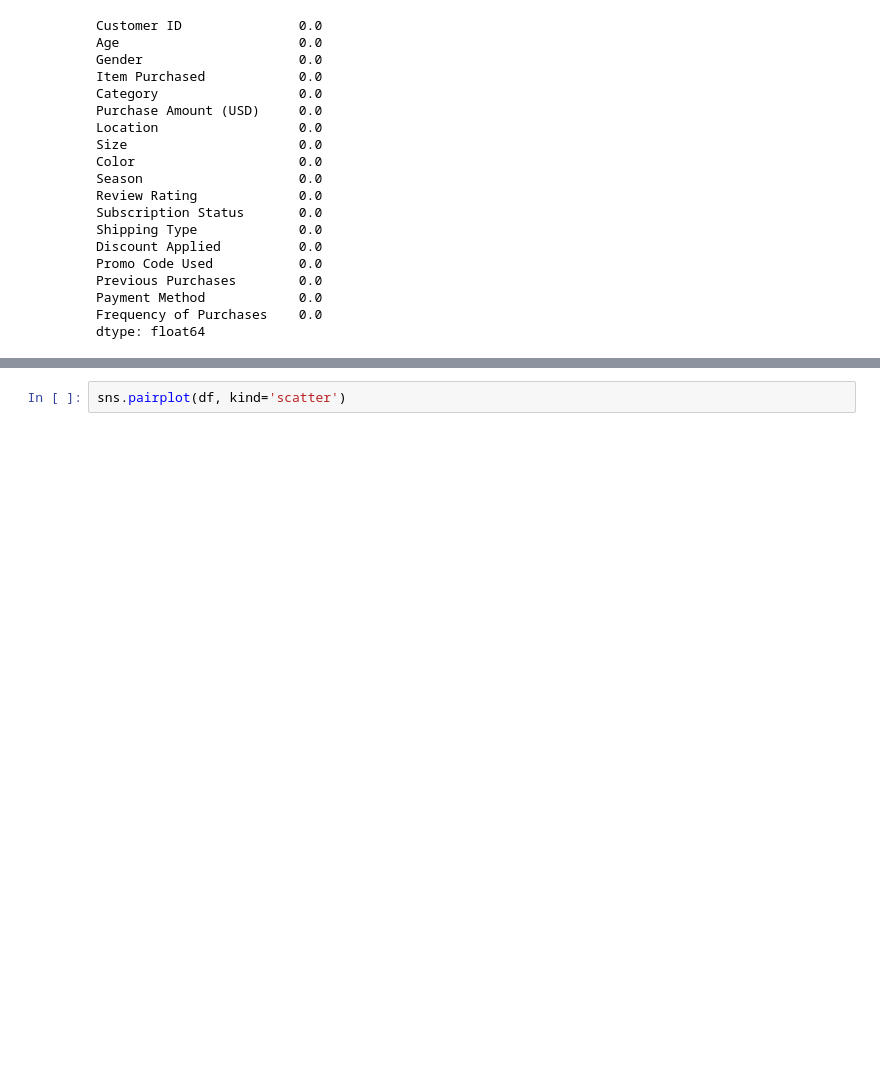
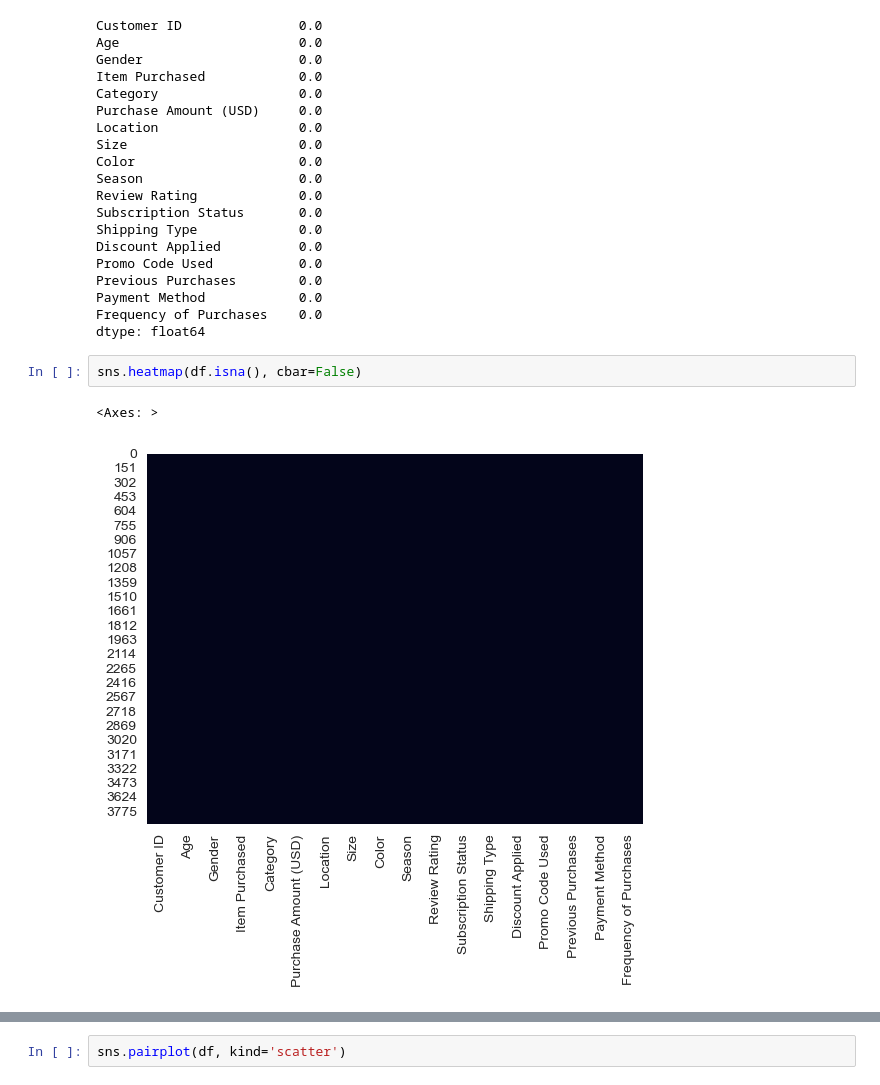
Before and after one commit to Cecchi96/ProyectoDS, a Jupyter notebook: Proyecto_Parte3Cecchini.ipynb, the cells around one changed output, grey strips where cells are left out. Drawn from its saved outputs; the diff is of its cells as text; blank space fills up the shorter version.

```diff
--- a/Proyecto_Parte3Cecchini.ipynb
+++ b/Proyecto_Parte3Cecchini.ipynb
@@ -183,3 +207,8 @@ Previous Purchases        0.0
 Payment Method            0.0
 Frequency of Purchases    0.0
 dtype: float64
+# %%
+sns.heatmap(df.isna(), cbar=False)
+# %% [output]
+<Axes: >
+[figure, added]
```
Also changed, not shown: parts of 15 cells of this notebook.
